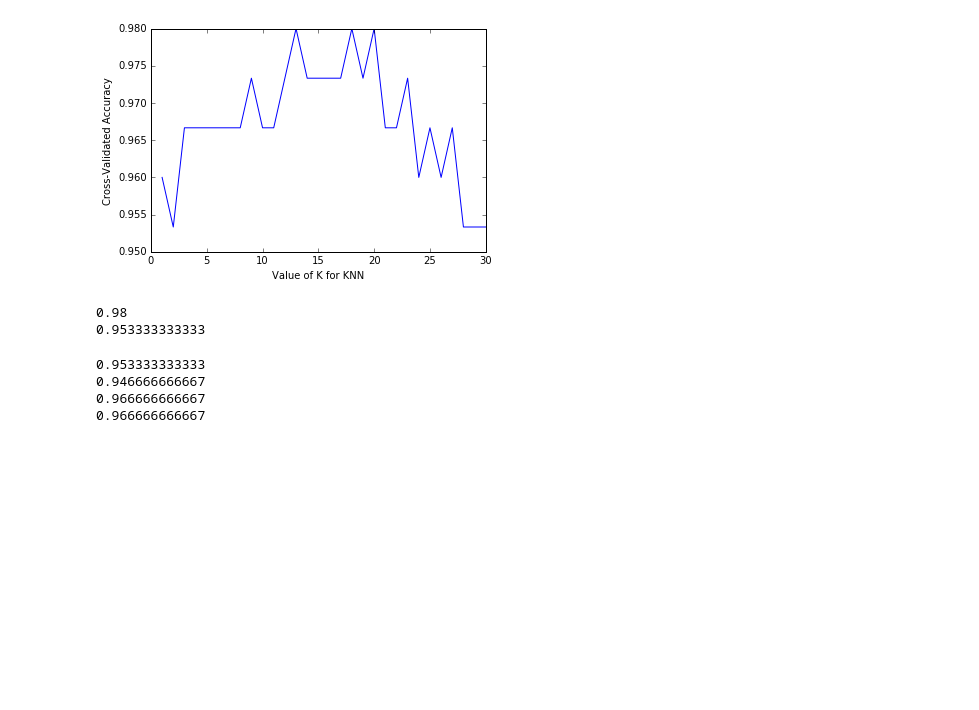
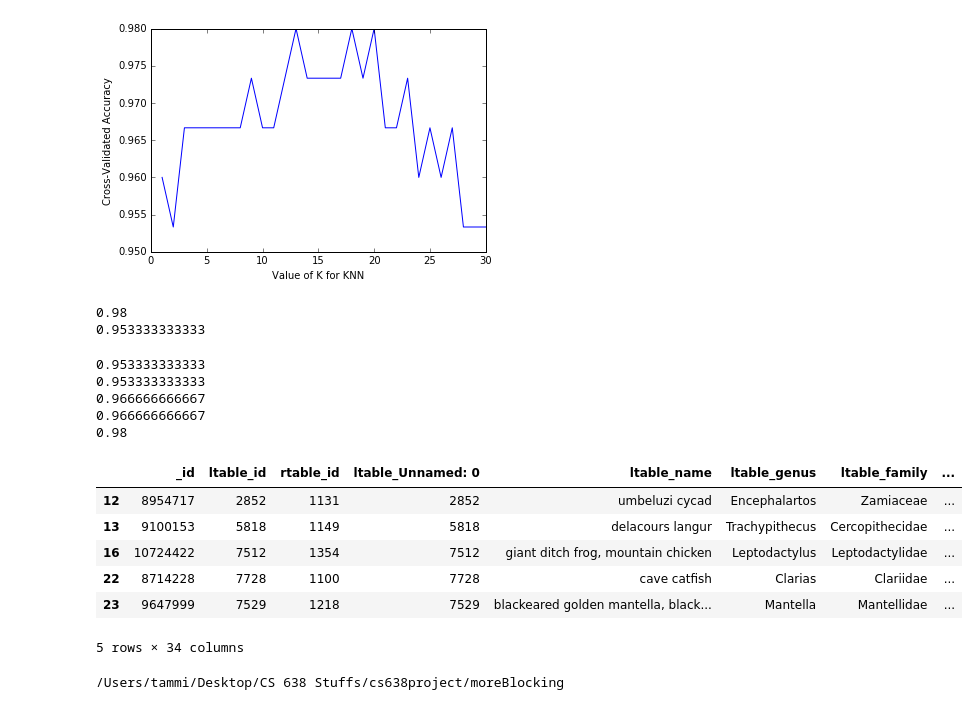
Before and after one commit to andrewedstrom/cs638project, a Jupyter notebook: learning/scikitLearnTutorial_classifierStartPoint.ipynb, the cells around one changed output. Drawn from its saved outputs; the diff is of its cells as text; code cells hidden in the pictures; blank space fills up the shorter version.

```diff
--- a/learning/scikitLearnTutorial_classifierStartPoint.ipynb
+++ b/learning/scikitLearnTutorial_classifierStartPoint.ipynb
@@ -172,26 +172,59 @@ print(cross_val_score(logreg, X, y, cv=10, scoring='accuracy').mean())
 0.98
 0.953333333333
 # %%
+# logistic regression
 from sklearn.linear_model import LogisticRegression
 logreg = LogisticRegression()
 print(cross_val_score(logreg, X, y, cv=10, scoring='accuracy').mean())
 
+# decision tree
+
+
+# random forest
 from sklearn.ensemble import RandomForestClassifier
 forest = RandomForestClassifier(n_estimators=10, max_depth=10)
 print(cross_val_score(forest, X, y, cv=10, scoring='accuracy').mean())
 
+# support vector machine
 from sklearn.svm import LinearSVC
 svm = LinearSVC()
 print(cross_val_score(svm, X, y, cv=10, scoring='accuracy').mean())
 
+# naive bayes
 from sklearn.naive_bayes import GaussianNB
 gnb = GaussianNB()
 print(cross_val_score(svm, X, y, cv=10, scoring='accuracy').mean())
+
+# KNN
+knn = KNeighborsClassifier(n_neighbors=20)
+print(cross_val_score(knn, X, y, cv=10, scoring='accuracy').mean())
 # %% [output]
 0.953333333333
-0.946666666667
+0.953333333333
 0.966666666667
 0.966666666667
+0.98
+# %%
+from numpy import genfromtxt
+#os.chdir('../moreBlocking/')
+#myData = genfromtxt('train.csv',delimiter=',')
+#myData
+df = pd.read_csv('train.csv', sep=',')
+df2 = df.dropna()
+df2.head()
+# %% [output]
+|  | _id | ltable_id | rtable_id | ltable_Unnamed: 0 | ltable_name | ltable_genus | ltable_family | ... |
+| 12 | 8954717 | 2852 | 1131 | 2852 | umbeluzi cycad | Encephalartos | Zamiaceae | ... |
+| 13 | 9100153 | 5818 | 1149 | 5818 | delacours langur | Trachypithecus | Cercopithecidae | ... |
+| 16 | 10724422 | 7512 | 1354 | 7512 | giant ditch frog, mountain chicken | Leptodactylus | Leptodactylidae | ... |
+| 22 | 8714228 | 7728 | 1100 | 7728 | cave catfish | Clarias | Clariidae | ... |
+| 23 | 9647999 | 7529 | 1218 | 7529 | blackeared golden mantella, black... | Mantella | Mantellidae | ... |
+5 rows × 34 columns
+# %%
+import os
+print(os.getcwd())
+# %% [output]
+/Users/tammi/Desktop/CS 638 Stuffs/cs638project/moreBlocking
 # %%
 # Create a set of ML-matchers
 dt = mg.DTMatcher(name='DecisionTree', random_state=0)
```
Also changed, not shown: 1 other file.
